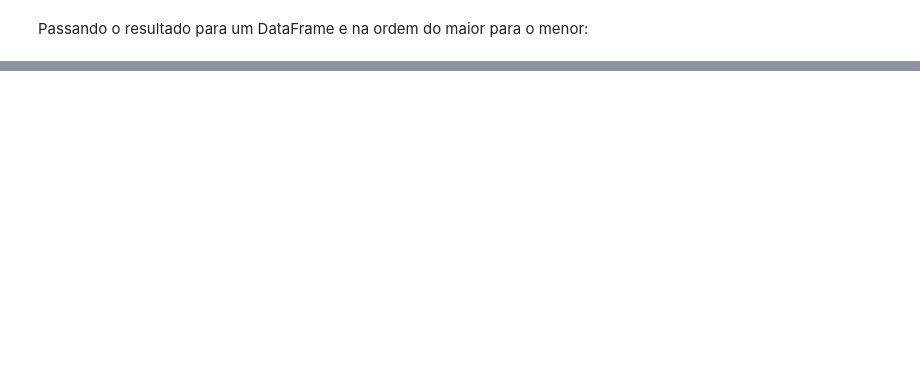
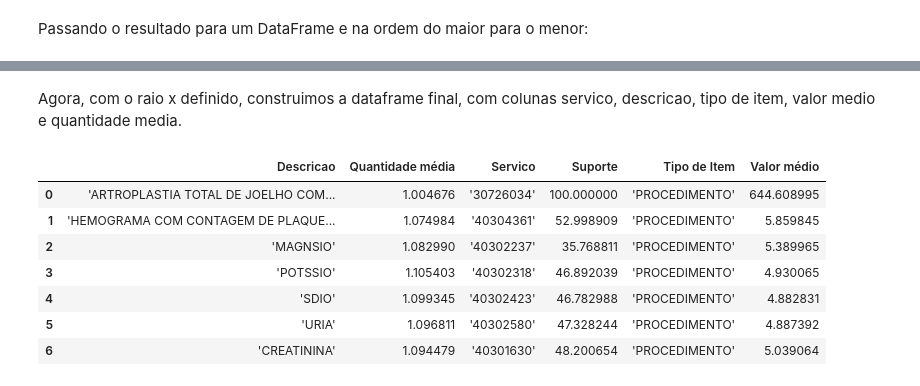
Before and after one commit to cetaxconsultoria/orizon_raiox, a Jupyter notebook: Orizon_Correlacoes(Eclat).ipynb, the cells around one changed output, grey strips where cells are left out. Cells and saved outputs as stored; diff of their text form; code cells hidden in the pictures; blank space fills up the shorter version.

```diff
--- a/Orizon_Correlacoes(Eclat).ipynb
+++ b/Orizon_Correlacoes(Eclat).ipynb
@@ -220,0 +239,2 @@ final_result
+# %% [markdown]
+Agora, com o raio x definido, construimos a dataframe final, com colunas servico, descricao, tipo de item, valor medio e quantidade media.
@@ -220,0 +259,29 @@ final_result
+# %%
+def get_description(service):
+    return df[df["'servico'"] == service]["'descricao_despesa'"].values[0]
+# %%
+def get_item_type(service):
+    return df[df["'servico'"] == service]["'tipo_item'"].values[0]
+# %%
+def get_individual_support(service):
+    return final_result.loc[service].values[0]
+# %%
+mean_vals = [get_mean_value(service) for service in xray]
+mean_qtt = [get_mean_quantity(service) for service in xray]
+item_types = [get_item_type(service) for service in xray]
+descriptions = [get_description(service) for service in xray]
+support_vals = [get_individual_support(service) for service in xray]
+xray_dict = {"Servico": xray, "Descricao":descriptions, "Tipo de Item":item_types, "Quantidade média": mean_qtt,
+             "Valor médio": mean_vals, "Suporte":support_vals}
+xray_df = pd.DataFrame(xray_dict)
+# %%
+xray_df
+# %% [output]
+|  | Descricao | Quantidade média | Servico | Suporte | Tipo de Item | Valor médio |
+| 0 | 'ARTROPLASTIA TOTAL DE JOELHO COM... | 1.004676 | '30726034' | 100.000000 | 'PROCEDIMENTO' | 644.608995 |
+| 1 | 'HEMOGRAMA COM CONTAGEM DE PLAQUE... | 1.074984 | '40304361' | 52.998909 | 'PROCEDIMENTO' | 5.859845 |
+| 2 | 'MAGNSIO' | 1.082990 | '40302237' | 35.768811 | 'PROCEDIMENTO' | 5.389965 |
+| 3 | 'POTSSIO' | 1.105403 | '40302318' | 46.892039 | 'PROCEDIMENTO' | 4.930065 |
+| 4 | 'SDIO' | 1.099345 | '40302423' | 46.782988 | 'PROCEDIMENTO' | 4.882831 |
+| 5 | 'URIA' | 1.096811 | '40302580' | 47.328244 | 'PROCEDIMENTO' | 4.887392 |
+| 6 | 'CREATININA' | 1.094479 | '40301630' | 48.200654 | 'PROCEDIMENTO' | 5.039064 |
```
Also changed, not shown: parts of 10 cells of this notebook.
